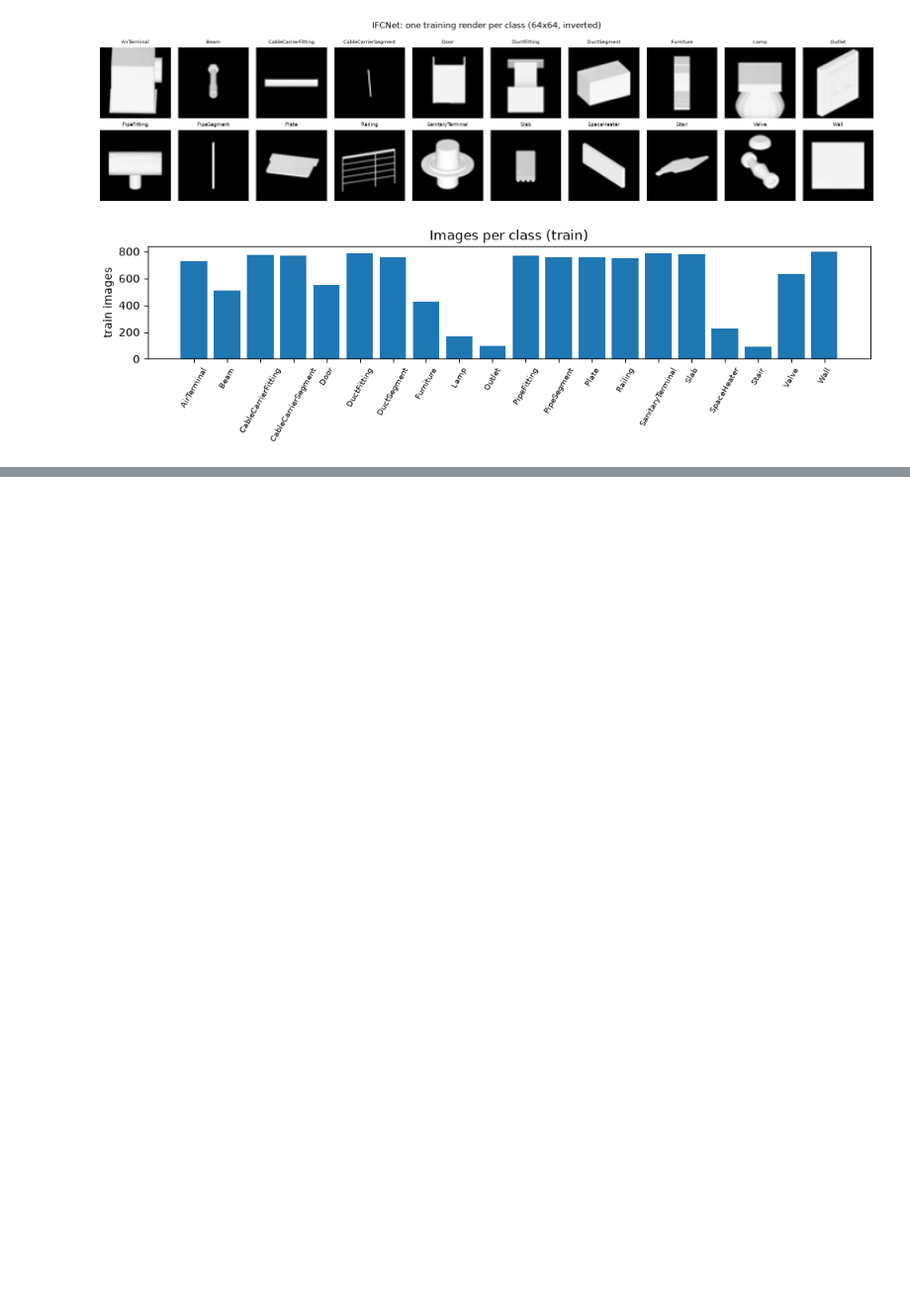
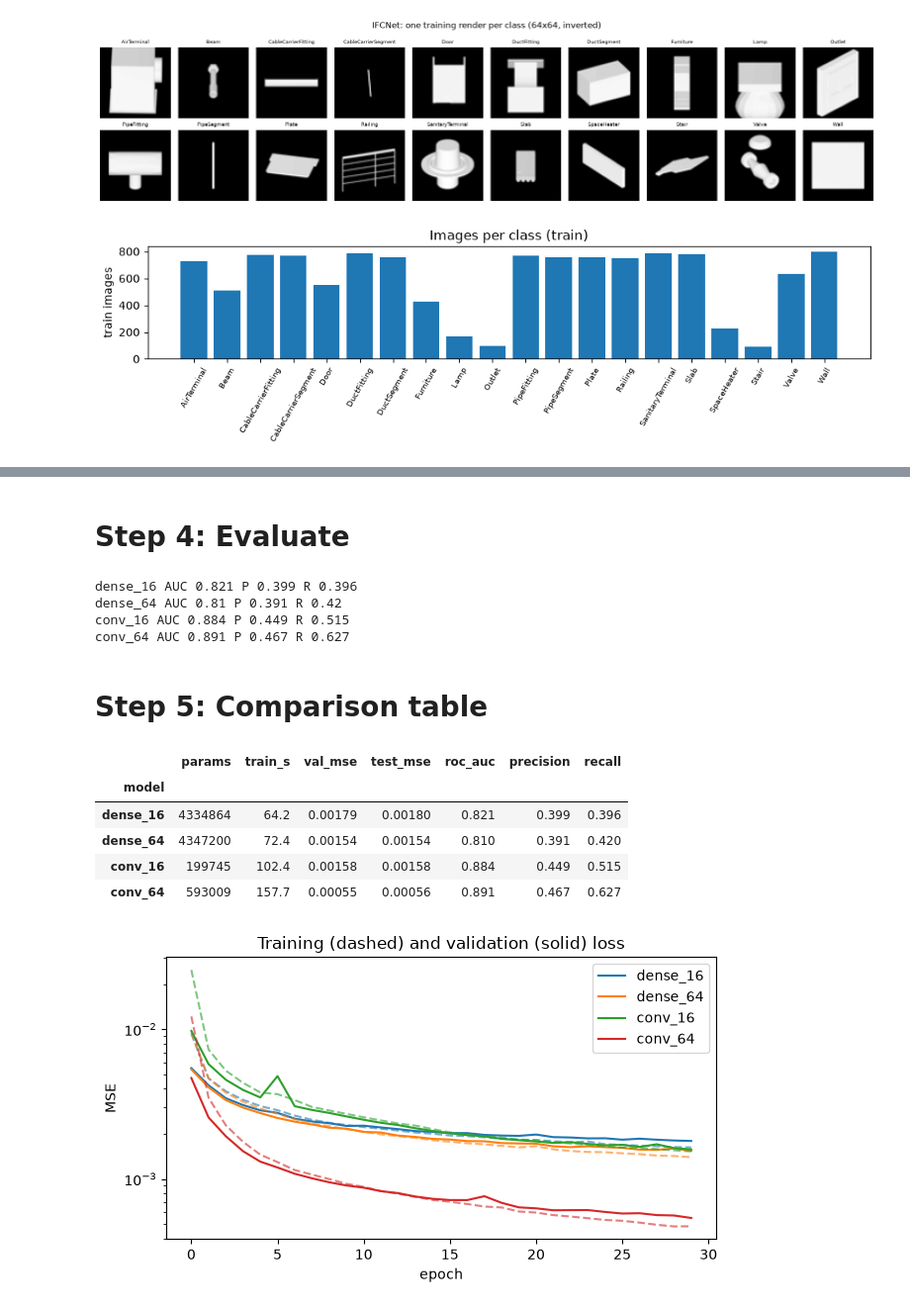
Before and after one commit to iaac-maai/hackathon-team2-ifcnet, a Jupyter notebook: 01_autoencoder/notebook/autoencoder.ipynb, the cells around one changed output, grey strips where cells are left out. Shown at 99% size. Drawn from its saved outputs; the diff is of its cells as text; code cells hidden in the pictures; blank space fills up the shorter version.

```diff
--- a/01_autoencoder/notebook/autoencoder.ipynb
+++ b/01_autoencoder/notebook/autoencoder.ipynb
@@ -93,16 +105,27 @@ Some training images per class, and how many images each class has. Classes are
 import matplotlib.pyplot as plt
 FIG = Path("../figures"); FIG.mkdir(exist_ok=True)
 
-# one example per class
-fig, axes = plt.subplots(2, 10, figsize=(16, 4))
+# images per class (also reveals any class with no training images)
+counts = torch.bincount(y_train, minlength=len(classes))
+empty = [classes[c] for c in range(len(classes)) if counts[c] == 0]
+if empty:
+    print("WARNING: no training images for:", empty)
+
+# one example per class (empty classes are shown as blank panels)
+ncols = (len(classes) + 1) // 2
+fig, axes = plt.subplots(2, ncols, figsize=(16, 4))
 for c, ax in enumerate(axes.flat):
-    i = int((y_train == c).nonzero()[0])
-    ax.imshow(X_train[i, 0], cmap="gray"); ax.set_title(classes[c][3:], fontsize=7); ax.axis("off")
+    ax.axis("off")
+    if c >= len(classes):
+        continue
+    idx = (y_train == c).nonzero()
+    if len(idx) == 0:
+        ax.set_title(classes[c][3:] + "\n(none)", fontsize=7)
+        continue
+    ax.imshow(X_train[idx[0, 0], 0], cmap="gray"); ax.set_title(classes[c][3:], fontsize=7)
 plt.suptitle("IFCNet: one training render per class (64x64, inverted)")
 plt.tight_layout(); plt.savefig(FIG / "01_samples.png", dpi=150); plt.show()
 
-# images per class
-counts = torch.bincount(y_train, minlength=len(classes))
 plt.figure(figsize=(10, 3))
 plt.bar([c[3:] for c in classes], counts); plt.xticks(rotation=60, fontsize=7)
 plt.ylabel("train images"); plt.title("Images per class (train)")
@@ -112,0 +274,54 @@ plt.tight_layout(); plt.savefig(FIG / "02_class_counts.png", dpi=150); plt.show(
+# %% [markdown]
+# Step 4: Evaluate
+# %%
+from sklearn.metrics import roc_auc_score, precision_score, recall_score
+
+yv = is_anom_val.numpy()
+yt = is_anom_test.numpy()
+
+for r in results:
+    m = models[r["model"]]
+    e_val  = anomaly_score(m, X_val).numpy()    # all val images (normal + anomaly)
+    e_test = anomaly_score(m, X_test).numpy()
+    mse_val, mse_test = per_sample_mse(m, X_val).numpy(), per_sample_mse(m, X_test).numpy()
+    e_val_normal = e_val[yv == 0]
+    thr = float(np.quantile(e_val_normal, 0.95))   # threshold from VAL normals only
+    pred = (e_test > thr).astype(int)
+    r.update({
+        "val_mse":  round(float(mse_val[yv == 0].mean()), 5),
+        "test_mse": round(float(mse_test[yt == 0].mean()), 5),   # normal test images
+        "roc_auc":  round(roc_auc_score(yt, e_test), 3),
+        "precision": round(precision_score(yt, pred, zero_division=0), 3),
+        "recall":    round(recall_score(yt, pred, zero_division=0), 3),
+        "thr": thr})
+    print(r["model"], "AUC", r["roc_auc"], "P", r["precision"], "R", r["recall"])
+# %% [output]
+dense_16 AUC 0.821 P 0.399 R 0.396
+dense_64 AUC 0.81 P 0.391 R 0.42
+conv_16 AUC 0.884 P 0.449 R 0.515
+conv_64 AUC 0.891 P 0.467 R 0.627
+# %% [markdown]
+# Step 5: Comparison table
+# %%
+import pandas as pd
+from IPython.display import display
+
+df = pd.DataFrame(results).set_index("model")
+display(df.drop(columns="thr"))
+df.drop(columns="thr").to_csv(FIG.parent / "comparison.csv")
+
+fig, ax = plt.subplots(figsize=(6.5, 3.8))
+for i, (n, h) in enumerate(histories.items()):
+    ax.plot([t for t, _ in h], ls="--", color=f"C{i}", alpha=.6)
+    ax.plot([v for _, v in h], color=f"C{i}", label=n)
+ax.set_xlabel("epoch"); ax.set_ylabel("MSE"); ax.set_yscale("log")
+ax.set_title("Training (dashed) and validation (solid) loss")
+ax.legend(); plt.tight_layout(); plt.savefig(FIG / "03_val_curves.png", dpi=150); plt.show()
+# %% [output]
+|  | params | train_s | val_mse | test_mse | roc_auc | precision | recall |
+| model |  |  |  |  |  |  |  |
+| dense_16 | 4334864 | 64.2 | 0.00179 | 0.00180 | 0.821 | 0.399 | 0.396 |
+| dense_64 | 4347200 | 72.4 | 0.00154 | 0.00154 | 0.810 | 0.391 | 0.420 |
+| conv_16 | 199745 | 102.4 | 0.00158 | 0.00158 | 0.884 | 0.449 | 0.515 |
+| conv_64 | 593009 | 157.7 | 0.00055 | 0.00056 | 0.891 | 0.467 | 0.627 |
+[figure, added]
```
Also changed, not shown: parts of 17 cells of this notebook, 12 other files.
